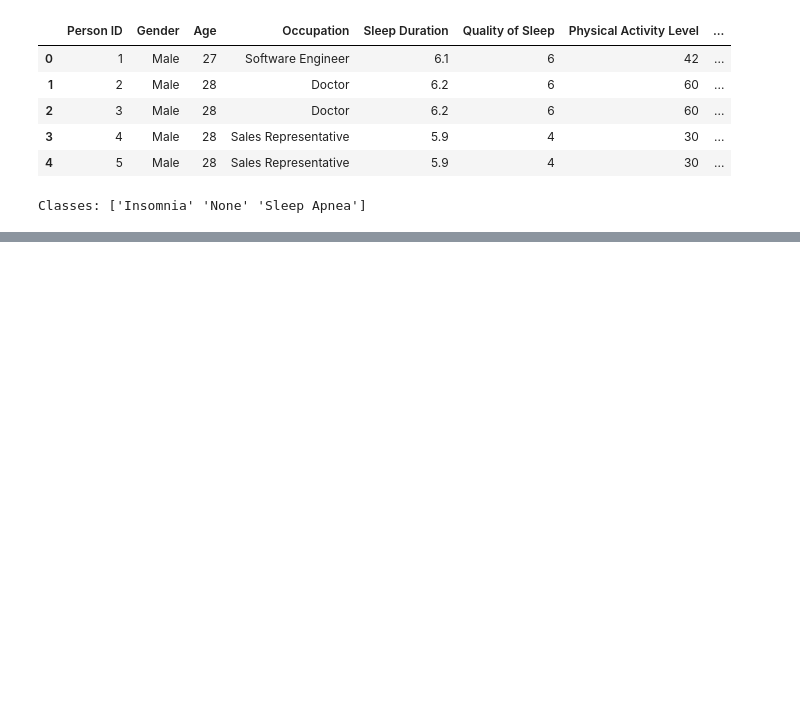
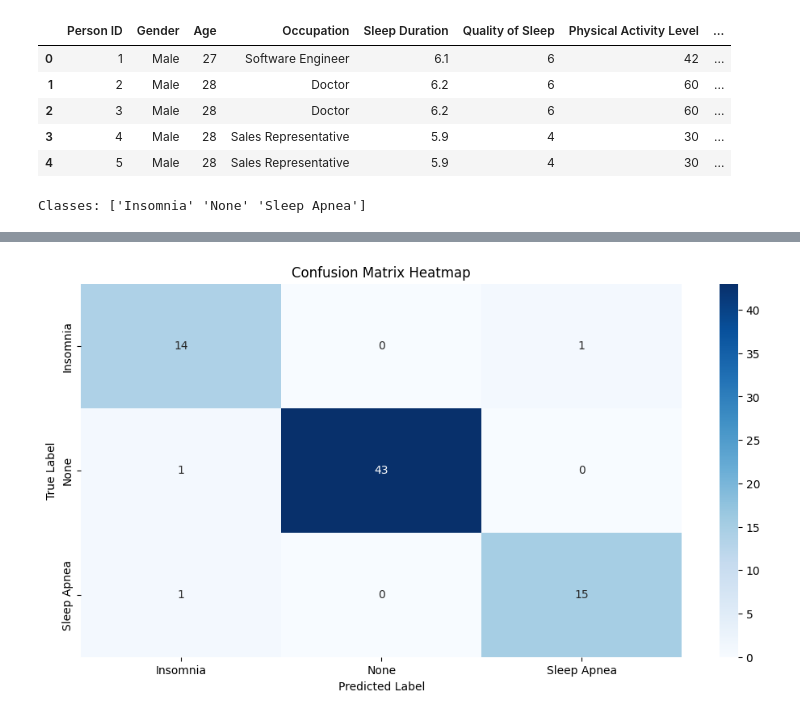
Before and after one commit to rifat-binreza/sleep_data_analysis_bracu, a Jupyter notebook: random_xgbo_voting.ipynb, the cells around one changed output, grey strips where cells are left out. Drawn from its saved outputs; the diff is of its cells as text; code cells hidden in the pictures; blank space fills up the shorter version.

```diff
--- a/random_xgbo_voting.ipynb
+++ b/random_xgbo_voting.ipynb
@@ -92,3 +92,5 @@ test_size=0.2,
 stratify=y_encoded,
 random_state=42
 )
+# %%
+voting_clf.fit(X_train, y_train)
@@ -94,0 +115,14 @@ random_state=42
+# %%
+y_pred = voting_clf.predict(X_test)
+
+
+acc = accuracy_score(y_test, y_pred)
+print(f"Final Accuracy: {acc*100:.2f}%")
+
+
+print("\nClassification Report:\n")
+print(classification_report(y_test, y_pred, target_names=le.classes_))
+
+
+print("Confusion Matrix:\n")
+print(confusion_matrix(y_test, y_pred))
@@ -94,0 +149,20 @@ random_state=42
+# %%
+import matplotlib.pyplot as plt
+import seaborn as sns
+
+
+cm = confusion_matrix(y_test, y_pred)
+
+
+plt.figure(figsize=(12,6))
+sns.heatmap(cm, annot=True, fmt='d', cmap='Blues',
+xticklabels=le.classes_,
+yticklabels=le.classes_)
+
+
+plt.xlabel('Predicted Label')
+plt.ylabel('True Label')
+plt.title('Confusion Matrix Heatmap')
+plt.show()
+# %% [output]
+[figure, added]
```
Also changed, not shown: parts of 2 cells of this notebook.
